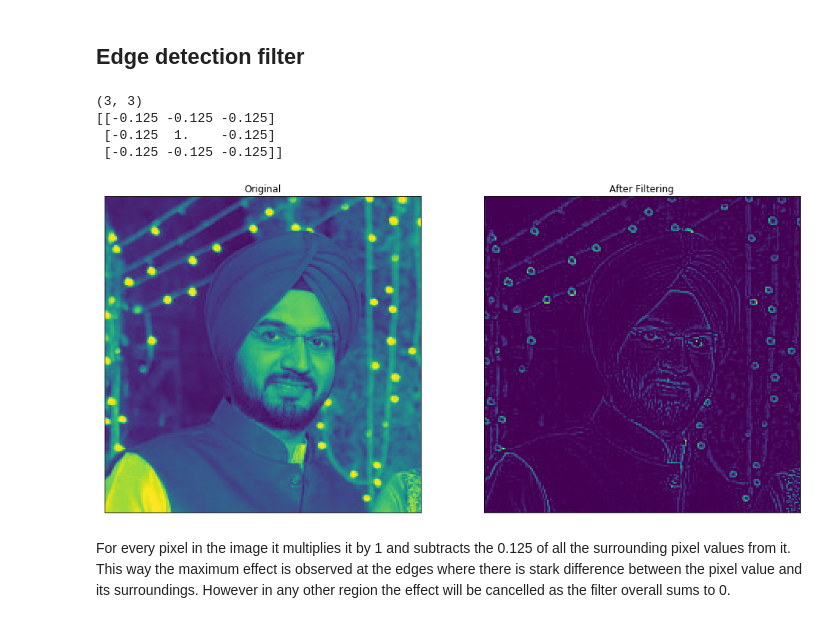
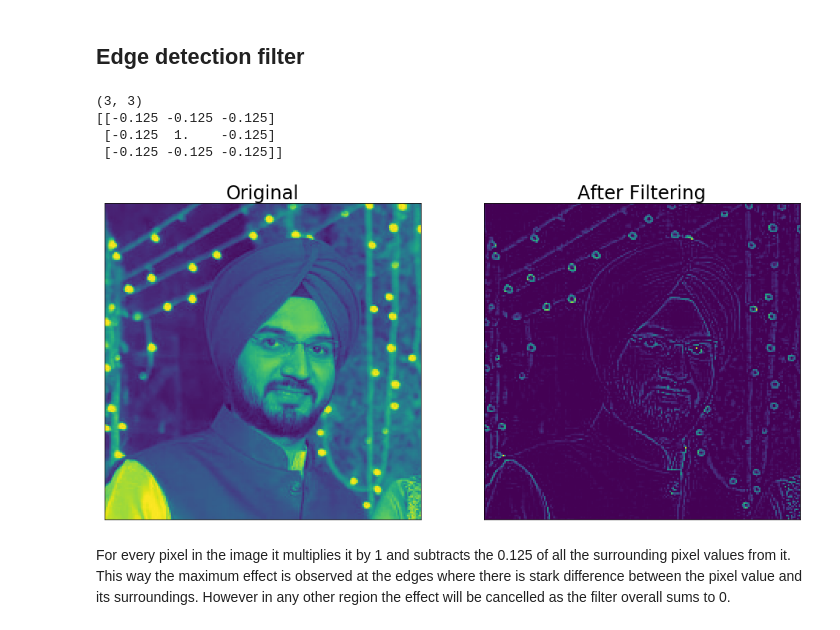
Before and after one commit to Birinder1469/Image_convolutions, a Jupyter notebook: Image_Convolutions.ipynb, the cells around one changed output. Cells and saved outputs as stored; diff of their text form; code cells hidden in the pictures.

```diff
--- a/Image_Convolutions.ipynb
+++ b/Image_Convolutions.ipynb
@@ -41,6 +41,7 @@ img = image_preprocess("imgs/BirinderSingh_Pic.jfif")
 # %% [markdown]
 ## Horizontal convolution filter
 # %%
+plt.rcParams['font.size'] = 20
 ft = 0.1*np.ones(10)[None]
 print(ft.shape)
 print(ft)
@@ -54,6 +55,7 @@ The filter is a horizontal containing $0.1$. There is blurring in the horizontal
 # %% [markdown]
 ## Vertical convolution filter
 # %%
+plt.rcParams['font.size'] = 20
 ft = 0.1*np.ones(10)[:,None]
 print(ft.shape)
 print(ft)
@@ -77,6 +79,7 @@ The convolution is the vertical filter with 0.1 in all elements which will avera
 # %% [markdown]
 ## Identity filter
 # %%
+plt.rcParams['font.size'] = 20
 ft = np.zeros((5,5))
 ft[2,2] = 1
 print(ft.shape)
@@ -95,6 +98,7 @@ Since the filter or the convolution is Identity the output remains the same. Eve
 # %% [markdown]
 ## Averaging convolution filter
 # %%
+plt.rcParams['font.size'] = 20
 ft = 0.01*np.ones((10,10))
 print(ft.shape)
 res = convolution(img, ft)
@@ -119,16 +123,17 @@ This filter is 10 by 10 averaging filter. It will take the values from the grid
 # %% [markdown]
 ## Edge detection filter
 # %%
+plt.rcParams['font.size'] = 20
 ft = -np.ones((3,3))/8
 ft[1,1] = 1
 print(ft.shape)
 print(ft)
 res6 = convolution(img, ft)
 # %% [output]
 (3, 3)
 [[-0.125 -0.125 -0.125]
  [-0.125  1.    -0.125]
  [-0.125 -0.125 -0.125]]
-[figure, old version]
+[figure, new version]
 # %% [markdown]
 For every pixel in the image it multiplies it by 1 and subtracts the 0.125 of all the surrounding pixel values from it. This way the maximum effect is observed at the edges where there is stark difference between the pixel value and its surroundings. However in any other region the effect will be cancelled as the filter overall sums to 0.
```
Also changed, not shown: parts of 5 cells of this notebook.
